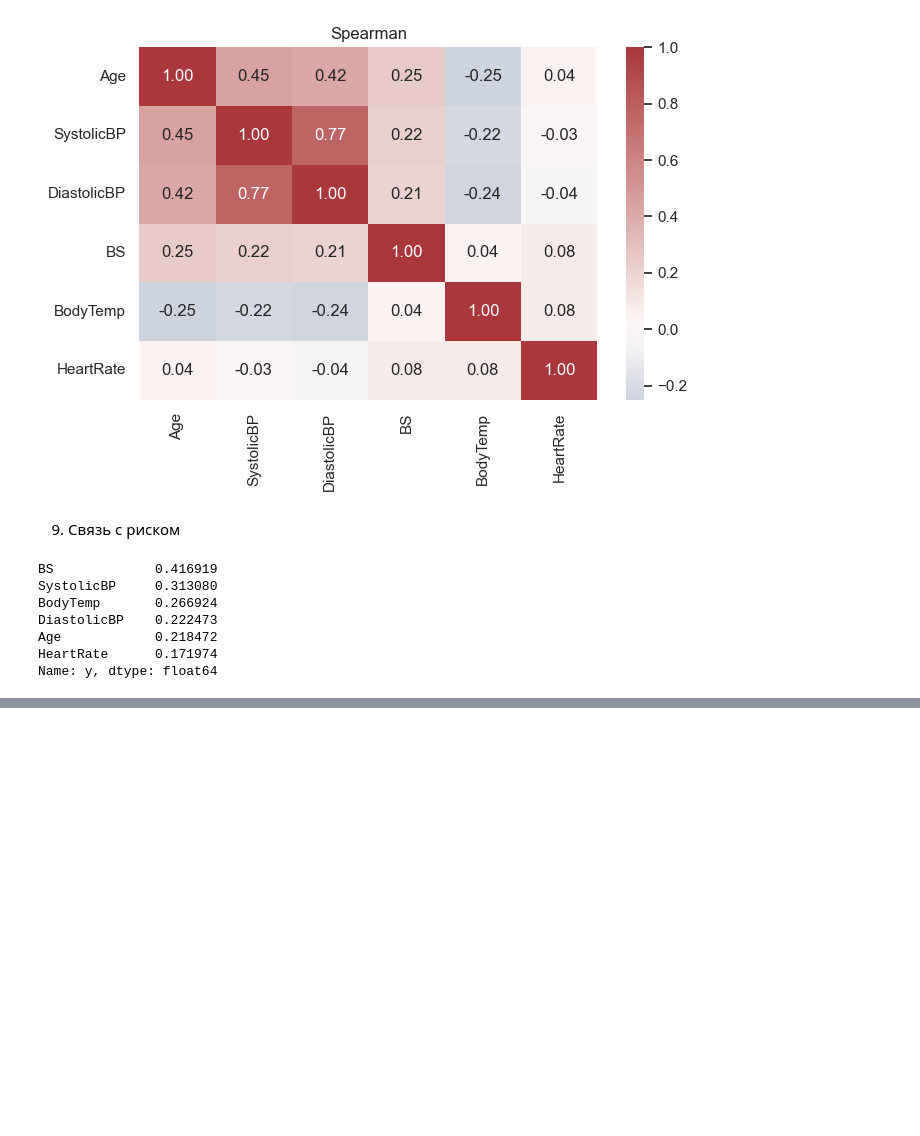
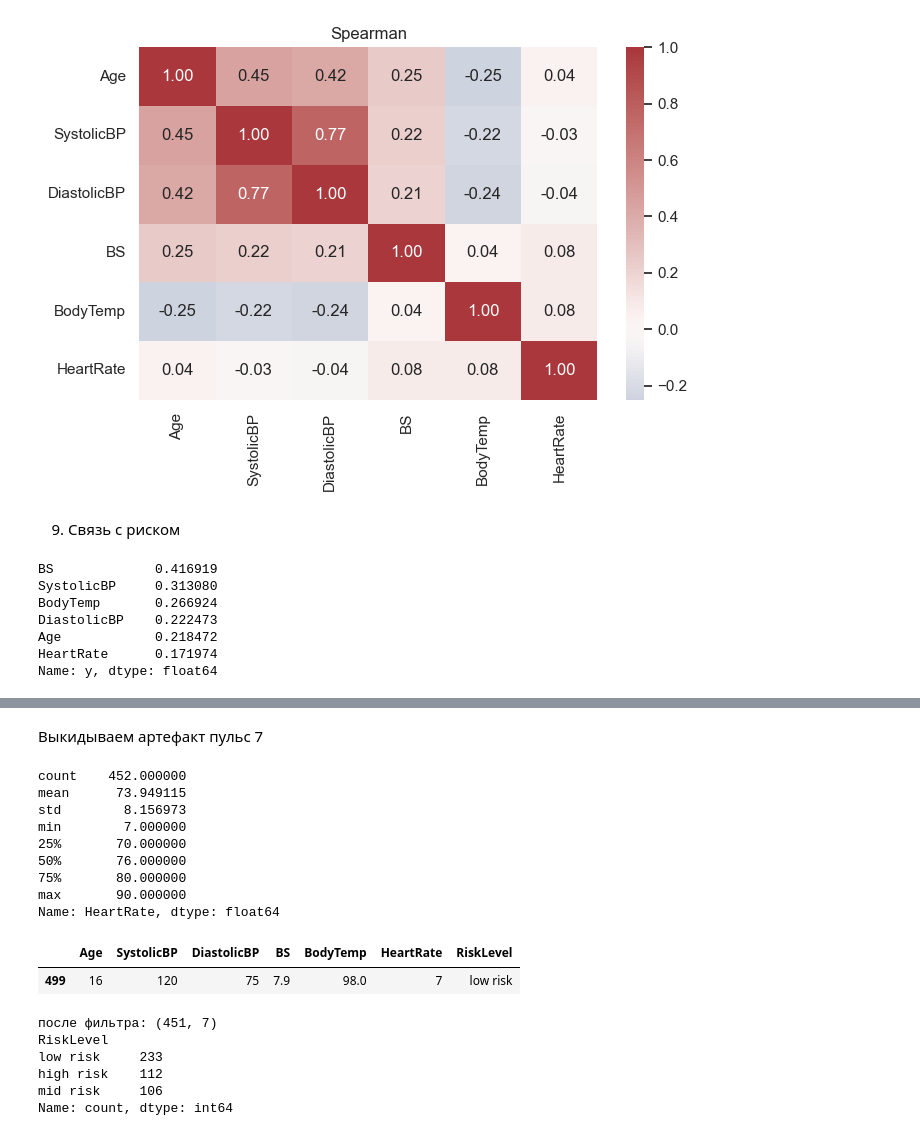
Before and after one commit to NexPG/risk-of-pregnancy, a Jupyter notebook: code/EDA.ipynb, the cells around one changed output, grey strips where cells are left out. Cells and saved outputs as stored; diff of their text form; code cells hidden in the pictures; blank space fills up the shorter version.

```diff
--- a/code/EDA.ipynb
+++ b/code/EDA.ipynb
@@ -261,0 +279,27 @@ Name: y, dtype: float64
+# %% [markdown]
+Выкидываем артефакт пульс 7
+# %%
+print(clean["HeartRate"].describe())
+display(clean[clean["HeartRate"] < 40])
+
+clean = clean[clean["HeartRate"] >= 40].reset_index(drop=True)
+print("после фильтра:", clean.shape)
+print(clean["RiskLevel"].value_counts())
+# %% [output]
+count    452.000000
+mean      73.949115
+std        8.156973
+min        7.000000
+25%       70.000000
+50%       76.000000
+75%       80.000000
+max       90.000000
+Name: HeartRate, dtype: float64
+|  | Age | SystolicBP | DiastolicBP | BS | BodyTemp | HeartRate | RiskLevel |
+| 499 | 16 | 120 | 75 | 7.9 | 98.0 | 7 | low risk |
+после фильтра: (451, 7)
+RiskLevel
+low risk     233
+high risk    112
+mid risk     106
+Name: count, dtype: int64
```
Also changed, not shown: parts of 7 cells of this notebook, 2 other files.
